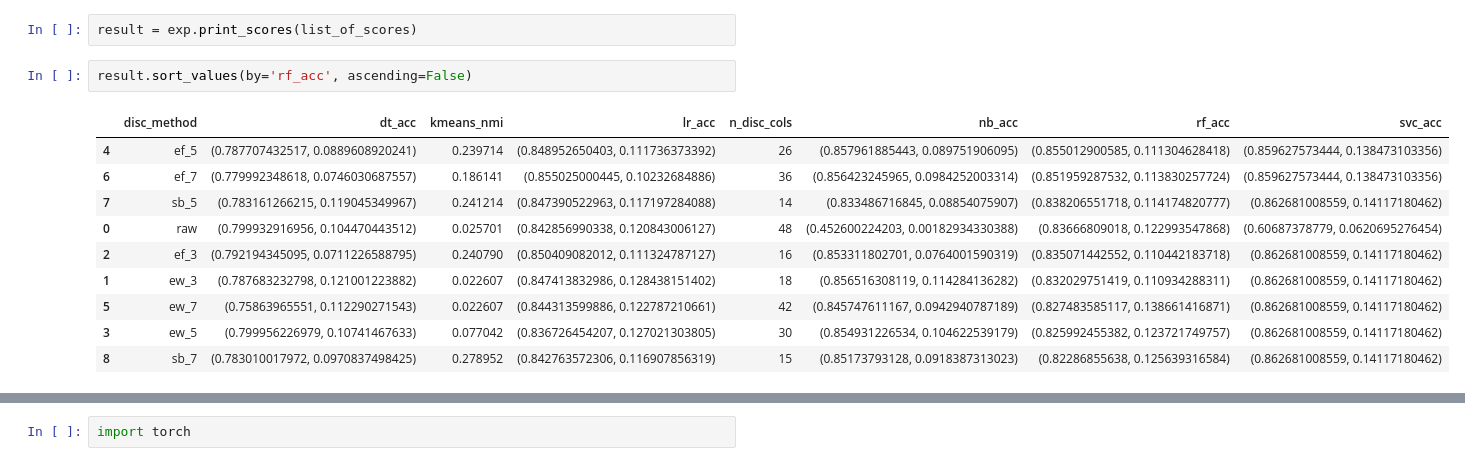
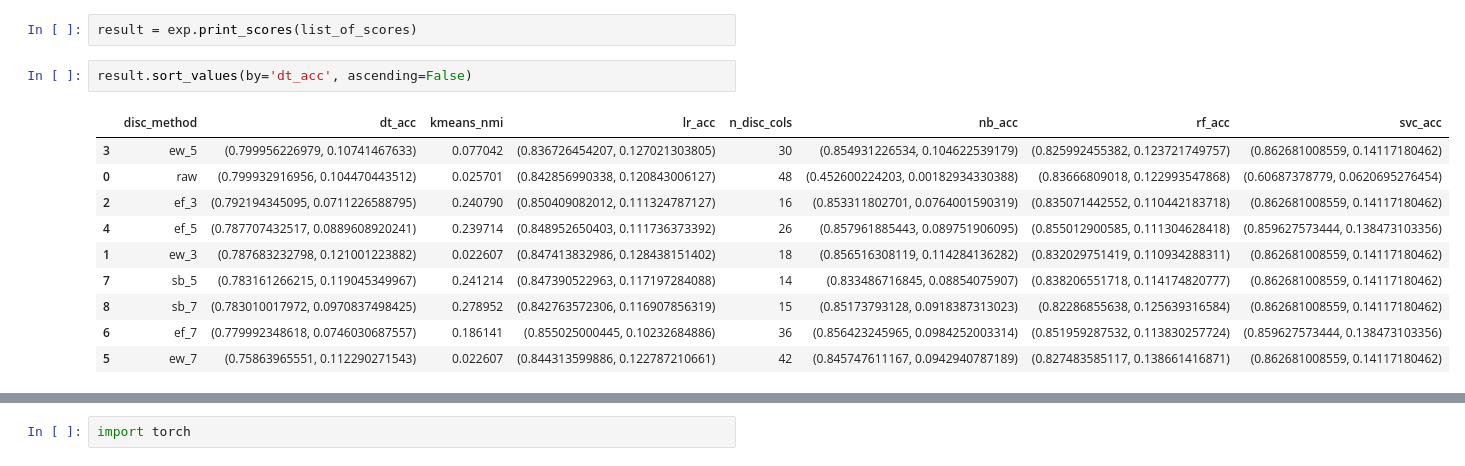
Before and after one commit to Wook0129/semantic_binning, a Jupyter notebook: test_credit1.ipynb, the cells around one changed output, grey strips where cells are left out. Cells and saved outputs as stored; diff of their text form.

```diff
--- a/test_credit1.ipynb
+++ b/test_credit1.ipynb
@@ -46,18 +46,18 @@ Learned #Bin by Variables = [3, 2, 2, 3, 3, 2]
 # %%
 result = exp.print_scores(list_of_scores)
 # %%
-result.sort_values(by='rf_acc', ascending=False)
+result.sort_values(by='dt_acc', ascending=False)
 # %% [output]
 |  | disc_method | dt_acc | kmeans_nmi | lr_acc | n_disc_cols | nb_acc | rf_acc | svc_acc |
-| 4 | ef_5 | (0.787707432517, 0.0889608920241) | 0.239714 | (0.848952650403, 0.111736373392) | 26 | (0.857961885443, 0.089751906095) | (0.855012900585, 0.111304628418) | (0.859627573444, 0.138473103356) |
-| 6 | ef_7 | (0.779992348618, 0.0746030687557) | 0.186141 | (0.855025000445, 0.10232684886) | 36 | (0.856423245965, 0.0984252003314) | (0.851959287532, 0.113830257724) | (0.859627573444, 0.138473103356) |
-| 7 | sb_5 | (0.783161266215, 0.119045349967) | 0.241214 | (0.847390522963, 0.117197284088) | 14 | (0.833486716845, 0.08854075907) | (0.838206551718, 0.114174820777) | (0.862681008559, 0.14117180462) |
+| 3 | ew_5 | (0.799956226979, 0.10741467633) | 0.077042 | (0.836726454207, 0.127021303805) | 30 | (0.854931226534, 0.104622539179) | (0.825992455382, 0.123721749757) | (0.862681008559, 0.14117180462) |
 | 0 | raw | (0.799932916956, 0.104470443512) | 0.025701 | (0.842856990338, 0.120843006127) | 48 | (0.452600224203, 0.00182934330388) | (0.83666809018, 0.122993547868) | (0.60687378779, 0.0620695276454) |
 | 2 | ef_3 | (0.792194345095, 0.0711226588795) | 0.240790 | (0.850409082012, 0.111324787127) | 16 | (0.853311802701, 0.0764001590319) | (0.835071442552, 0.110442183718) | (0.862681008559, 0.14117180462) |
+| 4 | ef_5 | (0.787707432517, 0.0889608920241) | 0.239714 | (0.848952650403, 0.111736373392) | 26 | (0.857961885443, 0.089751906095) | (0.855012900585, 0.111304628418) | (0.859627573444, 0.138473103356) |
 | 1 | ew_3 | (0.787683232798, 0.121001223882) | 0.022607 | (0.847413832986, 0.128438151402) | 18 | (0.856516308119, 0.114284136282) | (0.832029751419, 0.110934288311) | (0.862681008559, 0.14117180462) |
+| 7 | sb_5 | (0.783161266215, 0.119045349967) | 0.241214 | (0.847390522963, 0.117197284088) | 14 | (0.833486716845, 0.08854075907) | (0.838206551718, 0.114174820777) | (0.862681008559, 0.14117180462) |
+| 8 | sb_7 | (0.783010017972, 0.0970837498425) | 0.278952 | (0.842763572306, 0.116907856319) | 15 | (0.85173793128, 0.0918387313023) | (0.82286855638, 0.125639316584) | (0.862681008559, 0.14117180462) |
+| 6 | ef_7 | (0.779992348618, 0.0746030687557) | 0.186141 | (0.855025000445, 0.10232684886) | 36 | (0.856423245965, 0.0984252003314) | (0.851959287532, 0.113830257724) | (0.859627573444, 0.138473103356) |
 | 5 | ew_7 | (0.75863965551, 0.112290271543) | 0.022607 | (0.844313599886, 0.122787210661) | 42 | (0.845747611167, 0.0942940787189) | (0.827483585117, 0.138661416871) | (0.862681008559, 0.14117180462) |
-| 3 | ew_5 | (0.799956226979, 0.10741467633) | 0.077042 | (0.836726454207, 0.127021303805) | 30 | (0.854931226534, 0.104622539179) | (0.825992455382, 0.123721749757) | (0.862681008559, 0.14117180462) |
-| 8 | sb_7 | (0.783010017972, 0.0970837498425) | 0.278952 | (0.842763572306, 0.116907856319) | 15 | (0.85173793128, 0.0918387313023) | (0.82286855638, 0.125639316584) | (0.862681008559, 0.14117180462) |
 # %%
 exp.semantic_binning.plot_pairwise_distance_between_bins('A2')
 # %% [output]
```
Also changed, not shown: parts of 7 cells of this notebook, 2 other files.
